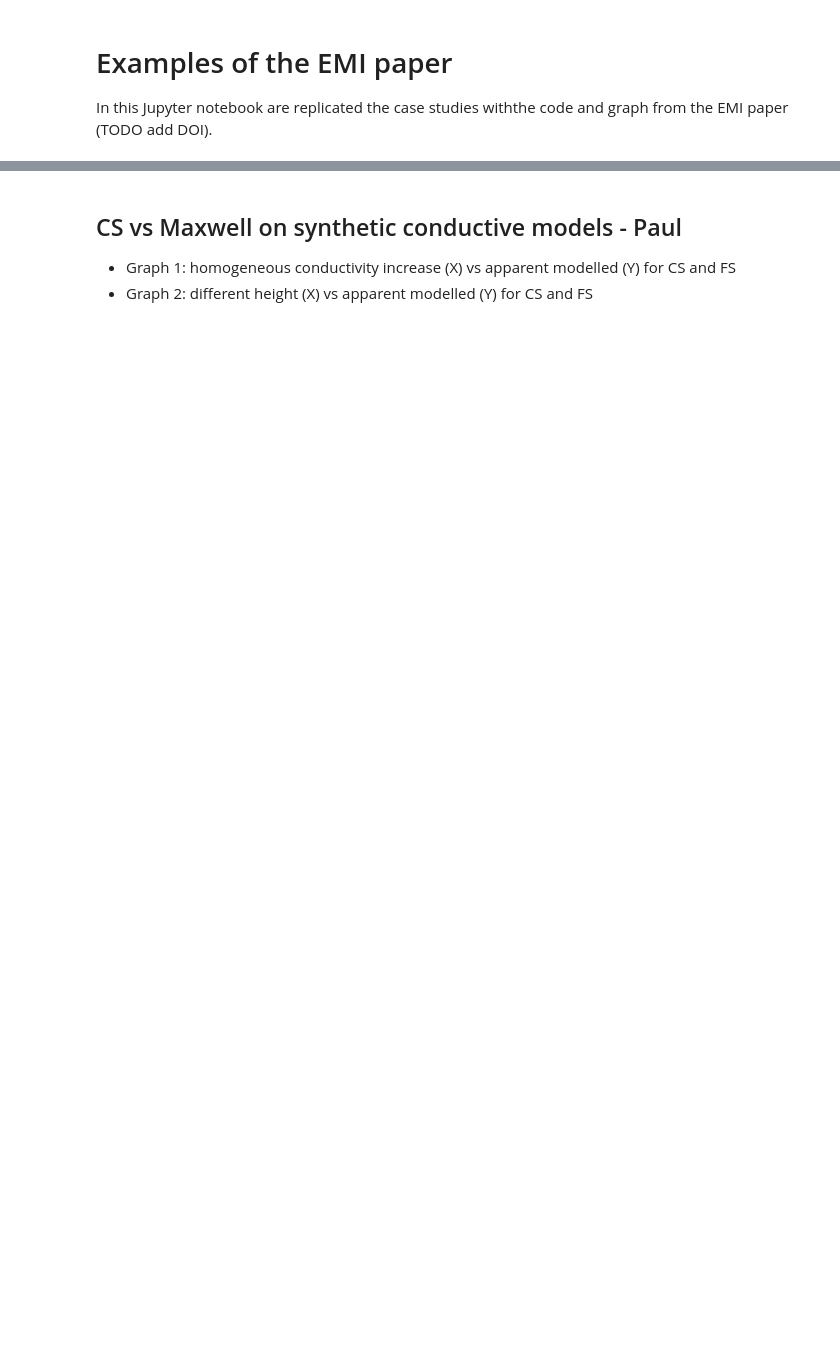
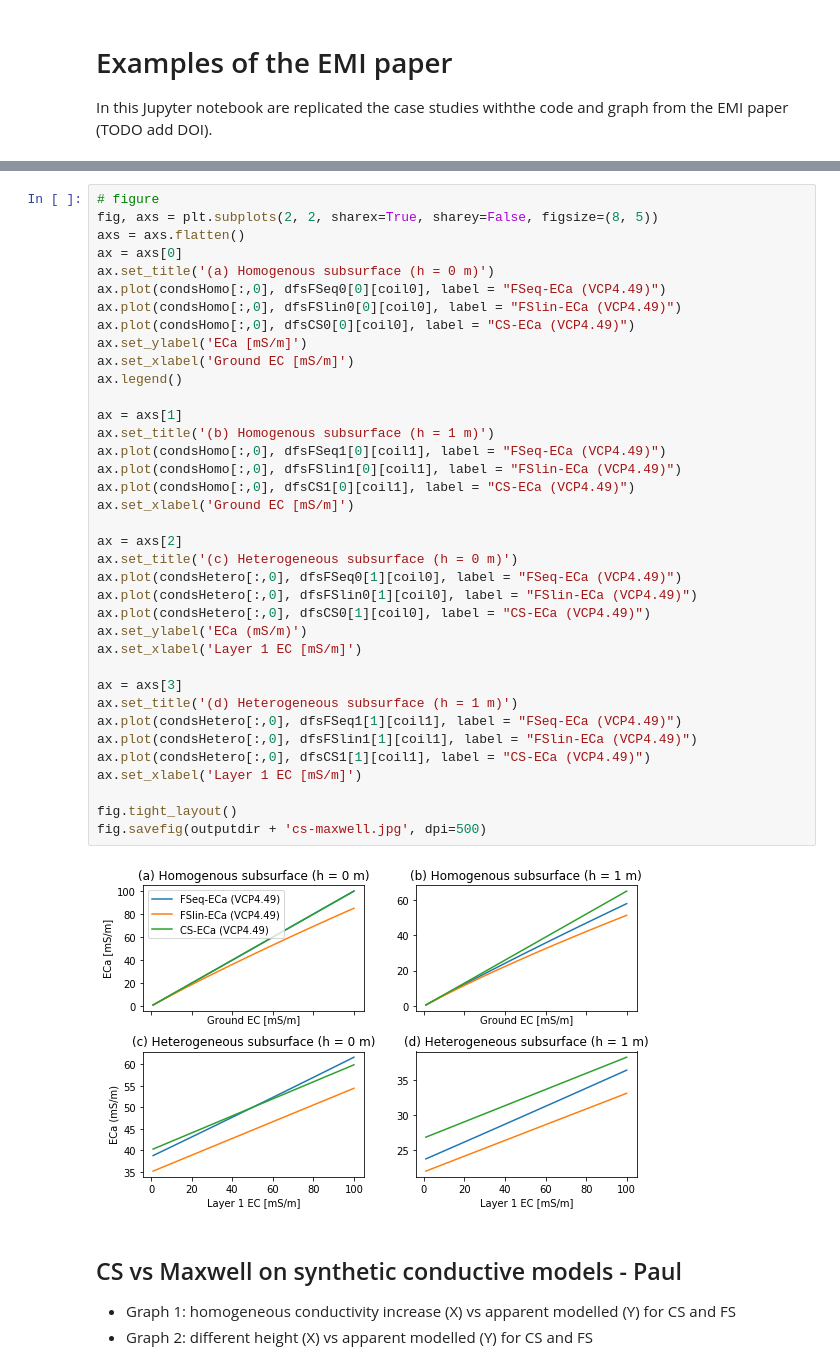
Before and after one commit to hkexgroup/emagpy, a Jupyter notebook: src/em-paper.ipynb, the cells around one changed output, grey strips where cells are left out. Saved outputs shown, nothing was run; the diff lists cells and outputs as text; blank space fills up the shorter version.

```diff
--- a/src/em-paper.ipynb
+++ b/src/em-paper.ipynb
@@ -19,3 +56,42 @@ letters = ['a','b','c','d','e','f','g','h','i','j']
+# %%
+# figure
+fig, axs = plt.subplots(2, 2, sharex=True, sharey=False, figsize=(8, 5))
+axs = axs.flatten()
+ax = axs[0]
+ax.set_title('(a) Homogenous subsurface (h = 0 m)')
+ax.plot(condsHomo[:,0], dfsFSeq0[0][coil0], label = "FSeq-ECa (VCP4.49)")
+ax.plot(condsHomo[:,0], dfsFSlin0[0][coil0], label = "FSlin-ECa (VCP4.49)")
+ax.plot(condsHomo[:,0], dfsCS0[0][coil0], label = "CS-ECa (VCP4.49)")
+ax.set_ylabel('ECa [mS/m]')
+ax.set_xlabel('Ground EC [mS/m]')
+ax.legend()
+
+ax = axs[1]
+ax.set_title('(b) Homogenous subsurface (h = 1 m)')
+ax.plot(condsHomo[:,0], dfsFSeq1[0][coil1], label = "FSeq-ECa (VCP4.49)")
+ax.plot(condsHomo[:,0], dfsFSlin1[0][coil1], label = "FSlin-ECa (VCP4.49)")
+ax.plot(condsHomo[:,0], dfsCS1[0][coil1], label = "CS-ECa (VCP4.49)")
+ax.set_xlabel('Ground EC [mS/m]')
+
+ax = axs[2]
+ax.set_title('(c) Heterogeneous subsurface (h = 0 m)')
+ax.plot(condsHetero[:,0], dfsFSeq0[1][coil0], label = "FSeq-ECa (VCP4.49)")
+ax.plot(condsHetero[:,0], dfsFSlin0[1][coil0], label = "FSlin-ECa (VCP4.49)")
+ax.plot(condsHetero[:,0], dfsCS0[1][coil0], label = "CS-ECa (VCP4.49)")
+ax.set_ylabel('ECa (mS/m)')
+ax.set_xlabel('Layer 1 EC [mS/m]')
+
+ax = axs[3]
+ax.set_title('(d) Heterogeneous subsurface (h = 1 m)')
+ax.plot(condsHetero[:,0], dfsFSeq1[1][coil1], label = "FSeq-ECa (VCP4.49)")
+ax.plot(condsHetero[:,0], dfsFSlin1[1][coil1], label = "FSlin-ECa (VCP4.49)")
+ax.plot(condsHetero[:,0], dfsCS1[1][coil1], label = "CS-ECa (VCP4.49)")
+ax.set_xlabel('Layer 1 EC [mS/m]')
+
+fig.tight_layout()
+fig.savefig(outputdir + 'cs-maxwell.jpg', dpi=500)
+# %% [output]
+[figure, added]
 # %% [markdown]
 ## CS vs Maxwell on synthetic conductive models - Paul
 - Graph 1: homogeneous conductivity increase (X) vs apparent modelled (Y) for CS and FS
```
Also changed, not shown: parts of 5 cells of this notebook, 2 other files.
